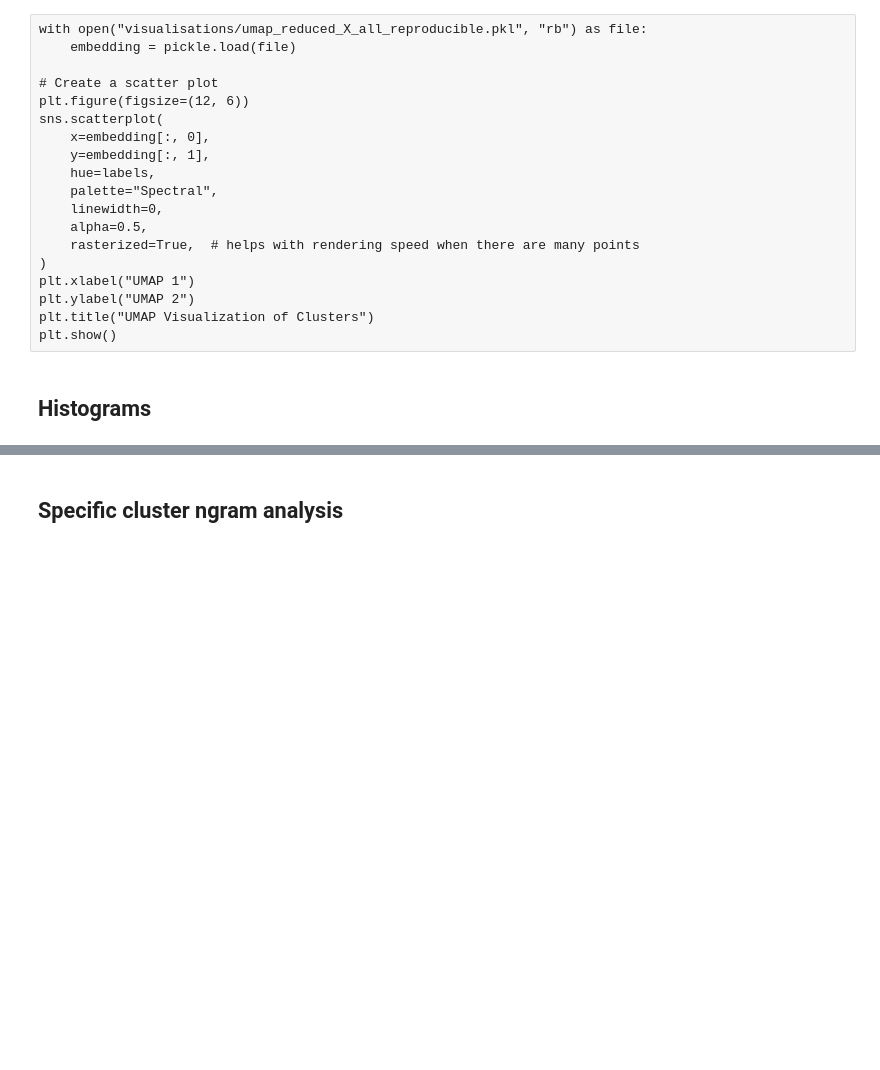
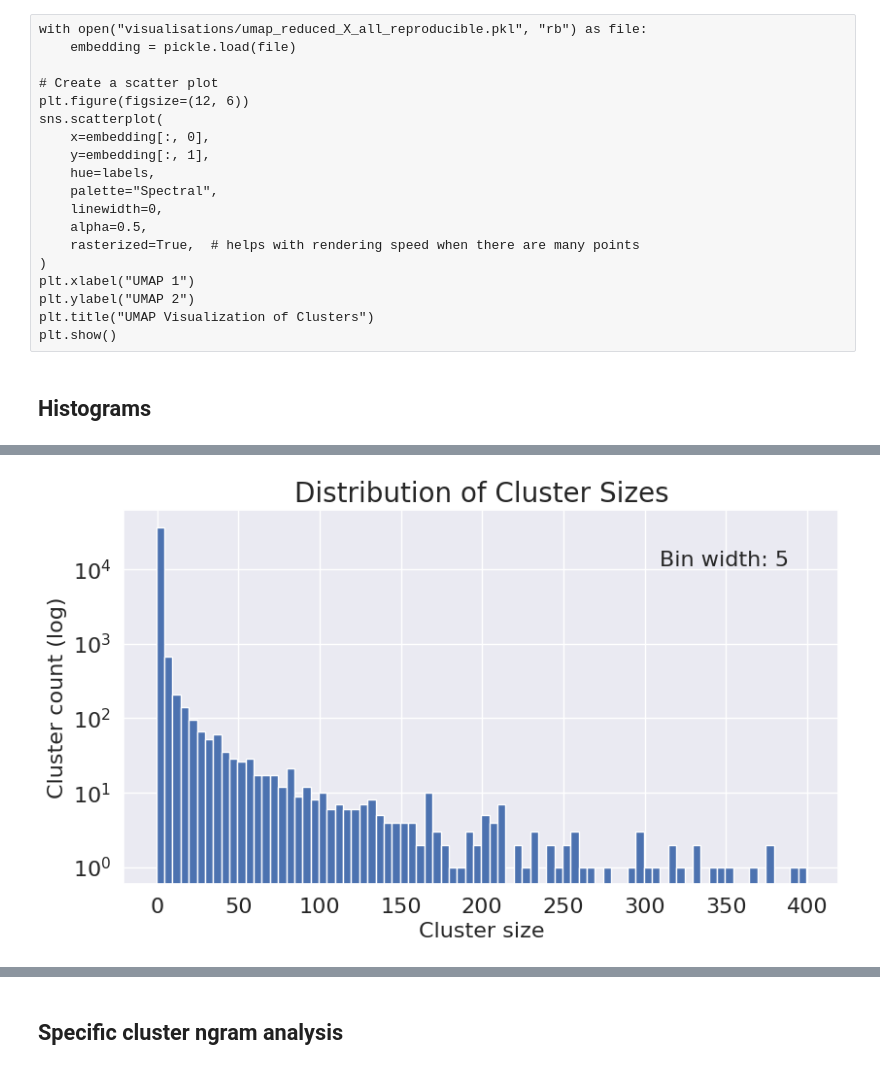
Before and after one commit to Kairixir/URL-domain-name-clustering, a Jupyter notebook: bachelor_thesis.ipynb, the cells around one changed output, grey strips where cells are left out. Saved outputs shown, nothing was run; the diff lists cells and outputs as text; code cells hidden in the pictures; blank space fills up the shorter version.

```diff
--- a/bachelor_thesis.ipynb
+++ b/bachelor_thesis.ipynb
@@ -960,29 +998,31 @@ plt.show()
 # %%
 bin_width = 5
 bins = np.arange(0, 401, bin_width) - 0.5
 
 plt.figure(figsize=(9.5, 5))
 
 plt.hist(cluster_sizes, bins=bins, log=True)
-plt.xlabel("Cluster Size")
-plt.ylabel("Frequency (log scale)")
+plt.xlabel("Cluster size")
+plt.ylabel("Cluster count (log)")
 plt.title("Distribution of Cluster Sizes")
 plt.annotate(f"Bin width: {bin_width}", xy=(0.75, 0.85), xycoords="axes fraction")
 if SAVE_FIGS:
 
     plt.savefig(
         "visualisations/svg/histogram-0-400-sizes.svg",
         bbox_inches="tight",
         pad_inches=0,
         dpi=600,
     )
     plt.savefig(
         "visualisations/pdf/histogram-0-400-sizes.pdf",
         bbox_inches="tight",
         pad_inches=0,
         dpi=600,
     )
 plt.show()
+# %% [output]
+[figure, added]
 # %%
 bin_width = 4
 bins = np.arange(0, 201, bin_width) - 0.5
```
Also changed, not shown: parts of 38 cells of this notebook.
